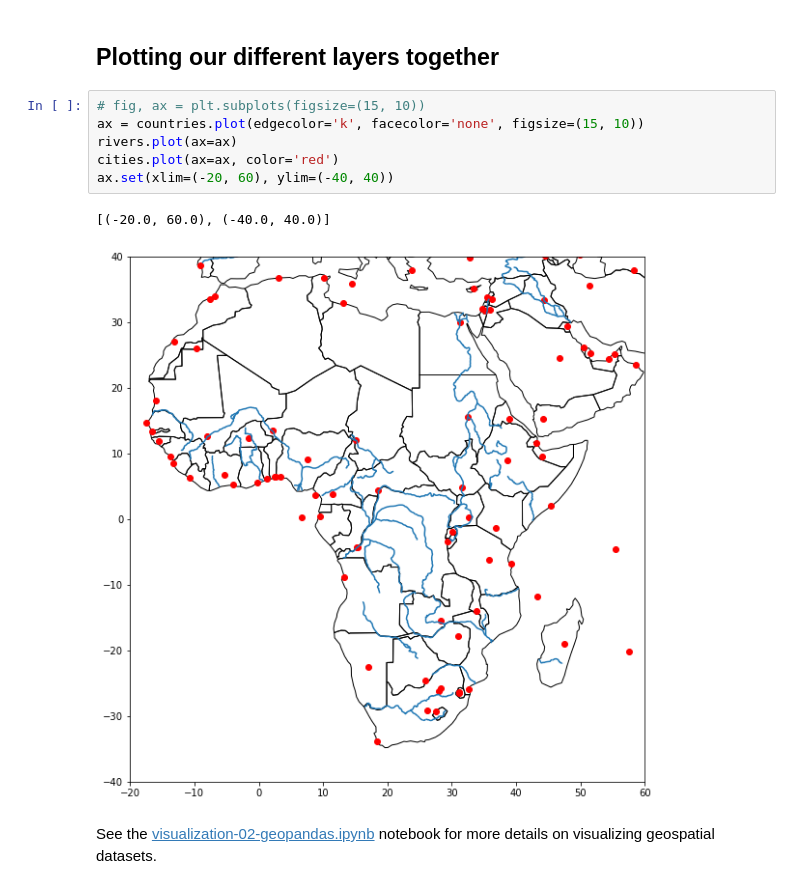
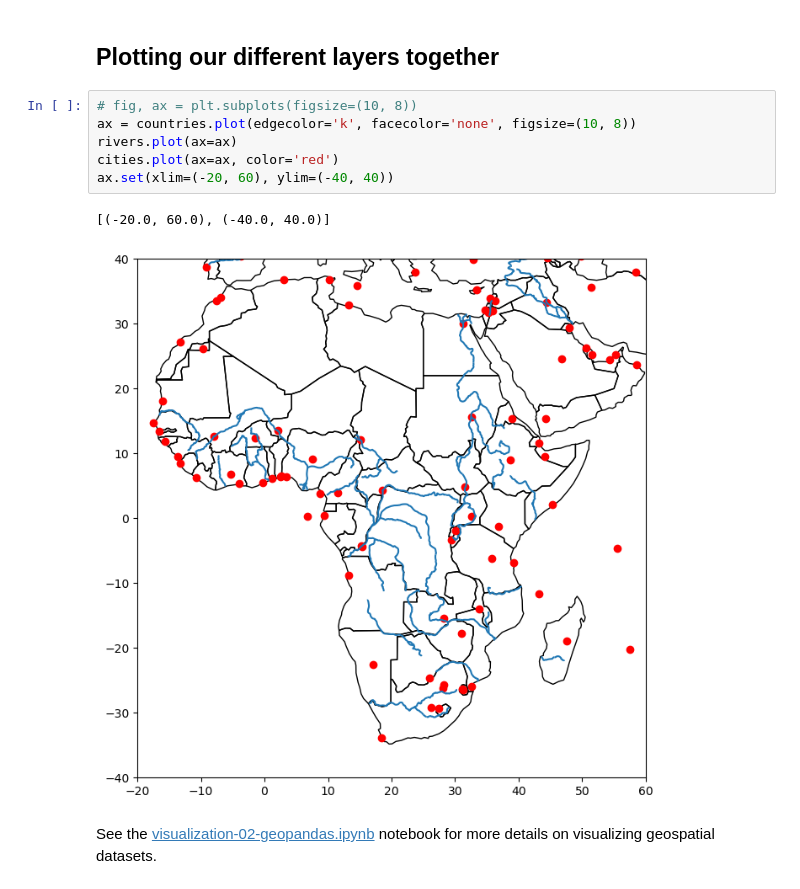
Before and after one commit to jorisvandenbossche/course-python-geospatial, a Jupyter notebook: notebooks/02-introduction-geospatial-data.ipynb, the cells around one changed output. Drawn from its saved outputs; the diff is of its cells as text.

```diff
--- a/notebooks/02-introduction-geospatial-data.ipynb
+++ b/notebooks/02-introduction-geospatial-data.ipynb
@@ -205,14 +209,14 @@ Single geometries are represented by `shapely` objects:
 # %% [markdown]
 ## Plotting our different layers together
 # %%
-# fig, ax = plt.subplots(figsize=(15, 10))
-ax = countries.plot(edgecolor='k', facecolor='none', figsize=(15, 10))
+# fig, ax = plt.subplots(figsize=(10, 8))
+ax = countries.plot(edgecolor='k', facecolor='none', figsize=(10, 8))
 rivers.plot(ax=ax)
 cities.plot(ax=ax, color='red')
 ax.set(xlim=(-20, 60), ylim=(-40, 40))
 # %% [output]
 [(-20.0, 60.0), (-40.0, 40.0)]
-[figure, old version]
+[figure, new version]
 # %% [markdown]
 See the [visualization-02-geopandas.ipynb](visualization-02-geopandas.ipynb) notebook for more details on visualizing geospatial datasets.
 # %% [markdown]
```
Also changed, not shown: parts of 15 cells of this notebook, 13 other files.
